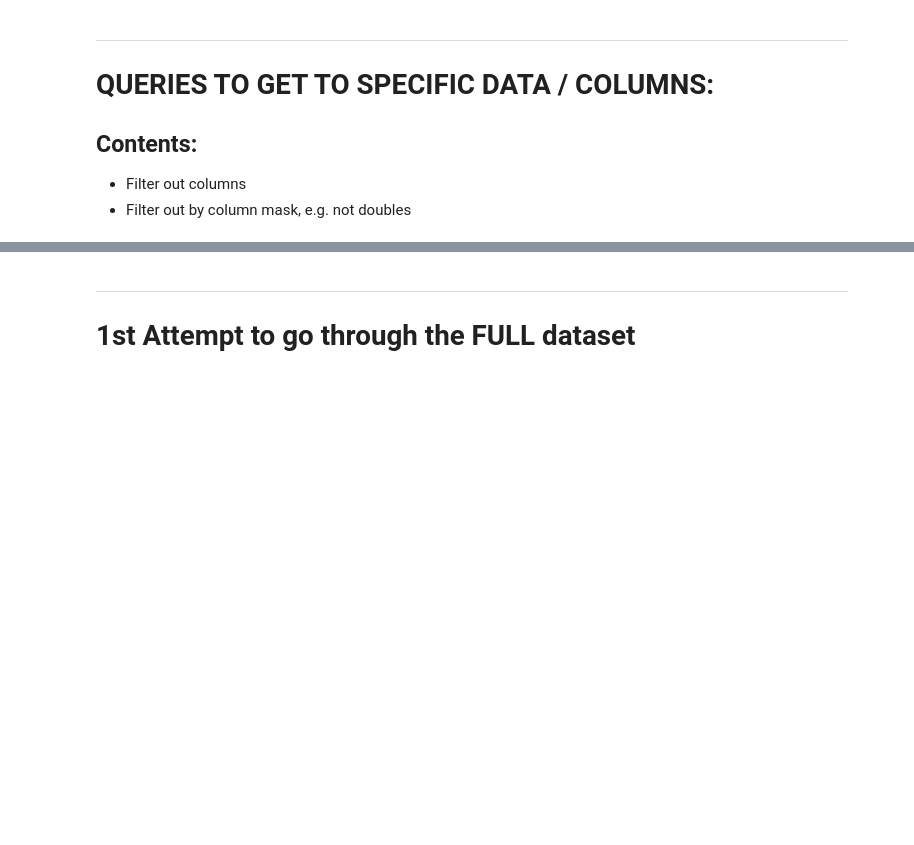
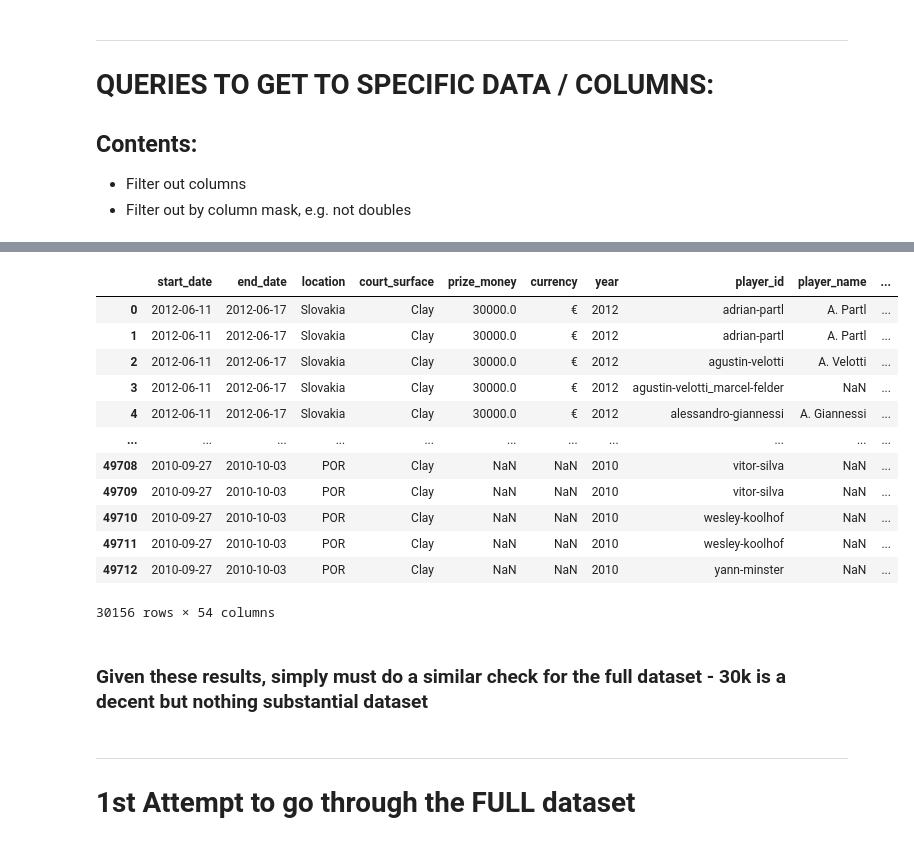
Before and after one commit to hughharford/atp, a Jupyter notebook: notebooks/01_EDA_data_cleanse.ipynb, the cells around one changed output, grey strips where cells are left out. Drawn from its saved outputs; the diff is of its cells as text; code cells hidden in the pictures; blank space fills up the shorter version.

Commit message:
checked no samples for post 2010 (2)

```diff
--- a/notebooks/01_EDA_data_cleanse.ipynb
+++ b/notebooks/01_EDA_data_cleanse.ipynb
@@ -641,3 +697,25 @@ matches_df_1st_50k.query("start_date < 2018")
+# %%
+## See chart above - very much weighted to post 2010
+# # with 1st 50k:
+#   "start_date > 2018"  RESULTS: 3414 rows => only ~ 1500 matches
+#   "start_date > 2010"  RESULTS: 30156 rows => only ~ 15000 matches
+matches_df_1st_50k.query("start_date > 2010")
+# %% [output]
+|  | start_date | end_date | location | court_surface | prize_money | currency | year | player_id | player_name | ... |
+| 0 | 2012-06-11 | 2012-06-17 | Slovakia | Clay | 30000.0 | € | 2012 | adrian-partl | A. Partl | ... |
+| 1 | 2012-06-11 | 2012-06-17 | Slovakia | Clay | 30000.0 | € | 2012 | adrian-partl | A. Partl | ... |
+| 2 | 2012-06-11 | 2012-06-17 | Slovakia | Clay | 30000.0 | € | 2012 | agustin-velotti | A. Velotti | ... |
+| 3 | 2012-06-11 | 2012-06-17 | Slovakia | Clay | 30000.0 | € | 2012 | agustin-velotti_marcel-felder | NaN | ... |
+| 4 | 2012-06-11 | 2012-06-17 | Slovakia | Clay | 30000.0 | € | 2012 | alessandro-giannessi | A. Giannessi | ... |
+| ... | ... | ... | ... | ... | ... | ... | ... | ... | ... | ... |
+| 49708 | 2010-09-27 | 2010-10-03 | POR | Clay | NaN | NaN | 2010 | vitor-silva | NaN | ... |
+| 49709 | 2010-09-27 | 2010-10-03 | POR | Clay | NaN | NaN | 2010 | vitor-silva | NaN | ... |
+| 49710 | 2010-09-27 | 2010-10-03 | POR | Clay | NaN | NaN | 2010 | wesley-koolhof | NaN | ... |
+| 49711 | 2010-09-27 | 2010-10-03 | POR | Clay | NaN | NaN | 2010 | wesley-koolhof | NaN | ... |
+| 49712 | 2010-09-27 | 2010-10-03 | POR | Clay | NaN | NaN | 2010 | yann-minster | NaN | ... |
+30156 rows × 54 columns
+# %% [markdown]
+### Given these results, simply must do a similar check for the full dataset - 30k is a decent but nothing substantial dataset
 # %% [markdown]
 ***
 # 1st Attempt to go through the FULL dataset
```
Also changed, not shown: parts of 30 cells of this notebook.
